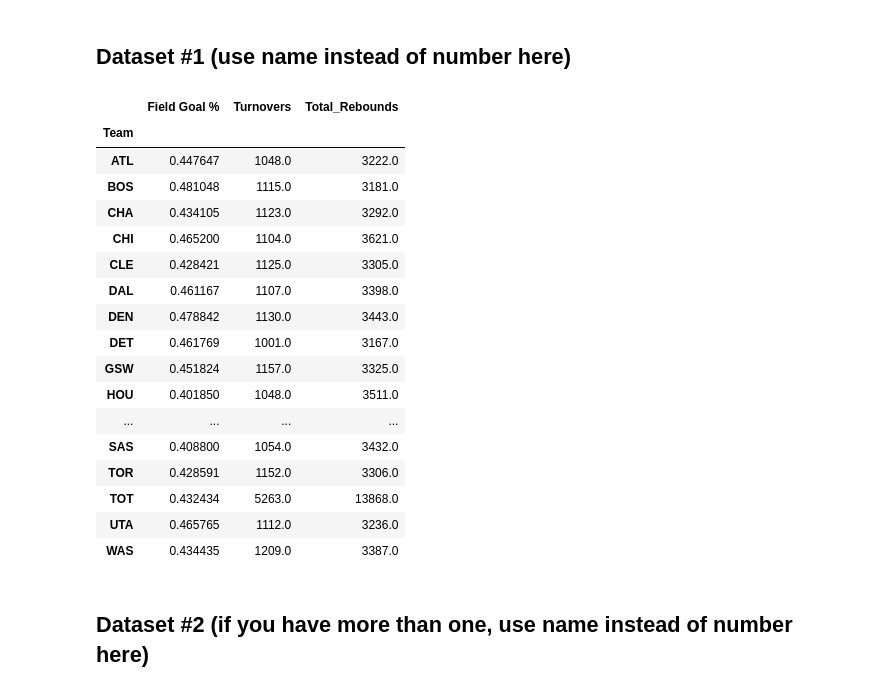
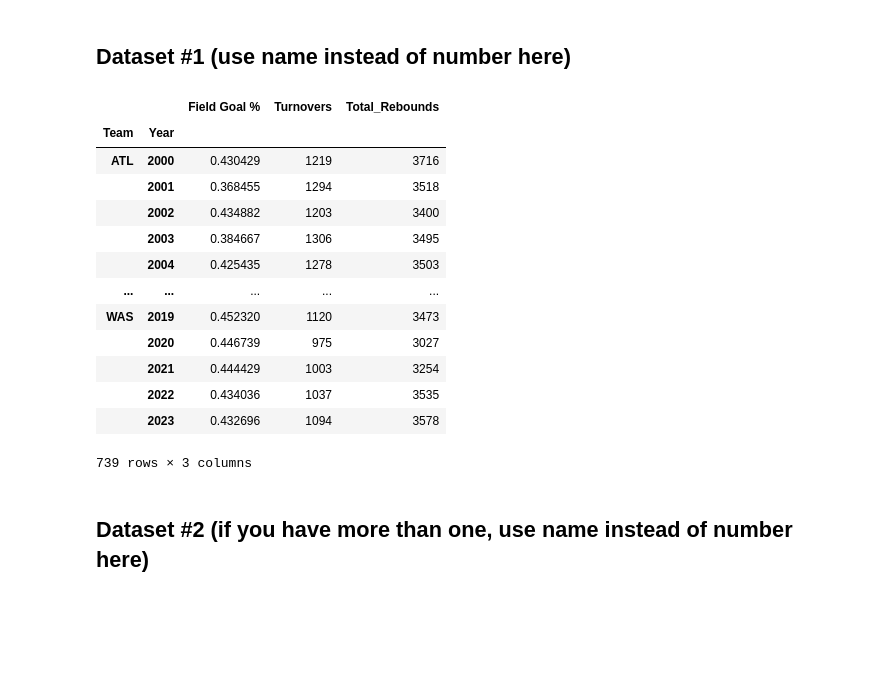
Before and after one commit to kevinkchen1/NBA-Data-Analysis, a Jupyter notebook: DataCheckpoint_group074.ipynb, the cells around one changed output. Drawn from its saved outputs; the diff is of its cells as text; code cells hidden in the pictures; blank space fills up the shorter version.

Commit message:
cleaner table

```diff
--- a/DataCheckpoint_group074.ipynb
+++ b/DataCheckpoint_group074.ipynb
@@ -114,49 +114,51 @@ If you plan to use multiple datasets, add a few sentences about how you plan to
 # %%
 ## YOUR CODE TO LOAD/CLEAN/TIDY/WRANGLE THE DATA GOES HERE
 ## FEEL FREE TO ADD MULTIPLE CELLS PER SECTION
 import pandas as pd
 
-df_2000 = pd.read_csv("./data/basketball-ref2000.csv")
-
 dfs = {}
-for i in range(0, 12):
+for i in range(0, 24):
     if(len(str(i))==1):
         filename = f"./data/basketball-ref200{i}.csv"
         dfs[f"df_200{i}"] = pd.read_csv(filename)
         dfs[f"df_200{i}"] = dfs[f"df_200{i}"].get(["Tm", "FG%", "TOV", "TRB"])
         dfs[f"df_200{i}"] = dfs[f"df_200{i}"].rename(columns={"Tm":"Team", "FG%": "Field Goal %", "TOV": "Turnovers", "TRB": "Total Rebounds"})
         dfs_total_turnovers = dfs[f"df_200{i}"].groupby("Team").sum().get("Turnovers")
         dfs_total_rebounds = dfs[f"df_200{i}"].groupby("Team").sum().get("Total Rebounds")
-        dfs[f"df_200{i}"] = dfs[f"df_200{i}"].groupby("Team").mean().get(["Field Goal %"]).assign(Turnovers=dfs_total_turnovers, Total_Rebounds=dfs_total_rebounds)
+        dfs[f"df_200{i}"] = dfs[f"df_200{i}"].groupby("Team").mean().get(["Field Goal %"]).assign(Turnovers=dfs_total_turnovers, Total_Rebounds=dfs_total_rebounds).reset_index()
+        col_length = dfs[f"df_200{i}"].shape[0]
+        years = [int(f"200{i}") for j in range(col_length)]
+        dfs[f"df_200{i}"] = dfs[f"df_200{i}"].assign(Year=years)
     else:
         filename = f"./data/basketball-ref20{i}.csv"
         dfs[f"df_20{i}"] = pd.read_csv(filename)
         dfs[f"df_20{i}"] = dfs[f"df_20{i}"].get(["Tm", "FG%", "TOV", "TRB"])
         dfs[f"df_20{i}"] = dfs[f"df_20{i}"].rename(columns={"Tm":"Team", "FG%": "Field Goal %", "TOV": "Turnovers", "TRB": "Total Rebounds"})
         dfs_total_turnovers = dfs[f"df_20{i}"].groupby("Team").sum().get("Turnovers")
         dfs_total_rebounds = dfs[f"df_20{i}"].groupby("Team").sum().get("Total Rebounds")
-        dfs[f"df_20{i}"] = dfs[f"df_20{i}"].groupby("Team").mean().get(["Field Goal %"]).assign(Turnovers=dfs_total_turnovers, Total_Rebounds=dfs_total_rebounds)
-        dfs[f"df_20{i}"] = dfs[f"df_20{i}"].groupby("Team").mean()
-dfs["df_2011"]
+        dfs[f"df_20{i}"] = dfs[f"df_20{i}"].groupby("Team").mean().get(["Field Goal %"]).assign(Turnovers=dfs_total_turnovers, Total_Rebounds=dfs_total_rebounds).reset_index()
+        col_length = dfs[f"df_20{i}"].shape[0]
+        years = [int(f"20{i}") for j in range(col_length)]
+        dfs[f"df_20{i}"] = dfs[f"df_20{i}"].assign(Year=years)
+#dfs["df_2000"]
+all_years = pd.concat(list(dfs.values()), ignore_index=True).sort_values(by="Year", ascending=True)
+all_years = all_years.groupby(["Team", "Year"]).max()
+all_years
 # %% [output]
-|  | Field Goal % | Turnovers | Total_Rebounds |
-| Team |  |  |  |
-| ATL | 0.447647 | 1048.0 | 3222.0 |
-| BOS | 0.481048 | 1115.0 | 3181.0 |
-| CHA | 0.434105 | 1123.0 | 3292.0 |
-| CHI | 0.465200 | 1104.0 | 3621.0 |
-| CLE | 0.428421 | 1125.0 | 3305.0 |
-| DAL | 0.461167 | 1107.0 | 3398.0 |
-| DEN | 0.478842 | 1130.0 | 3443.0 |
-| DET | 0.461769 | 1001.0 | 3167.0 |
-| GSW | 0.451824 | 1157.0 | 3325.0 |
-| HOU | 0.401850 | 1048.0 | 3511.0 |
-| ... | ... | ... | ... |
-| SAS | 0.408800 | 1054.0 | 3432.0 |
-| TOR | 0.428591 | 1152.0 | 3306.0 |
-| TOT | 0.432434 | 5263.0 | 13868.0 |
-| UTA | 0.465765 | 1112.0 | 3236.0 |
-| WAS | 0.434435 | 1209.0 | 3387.0 |
+|  |  | Field Goal % | Turnovers | Total_Rebounds |
+| Team | Year |  |  |  |
+| ATL | 2000 | 0.430429 | 1219 | 3716 |
+|  | 2001 | 0.368455 | 1294 | 3518 |
+|  | 2002 | 0.434882 | 1203 | 3400 |
+|  | 2003 | 0.384667 | 1306 | 3495 |
+|  | 2004 | 0.425435 | 1278 | 3503 |
+| ... | ... | ... | ... | ... |
+| WAS | 2019 | 0.452320 | 1120 | 3473 |
+|  | 2020 | 0.446739 | 975 | 3027 |
+|  | 2021 | 0.444429 | 1003 | 3254 |
+|  | 2022 | 0.434036 | 1037 | 3535 |
+|  | 2023 | 0.432696 | 1094 | 3578 |
+739 rows × 3 columns
 # %% [markdown]
 ## Dataset #2 (if you have more than one, use name instead of number here)
 # %%
```
Also changed, not shown: parts of 1 cell of this notebook.
